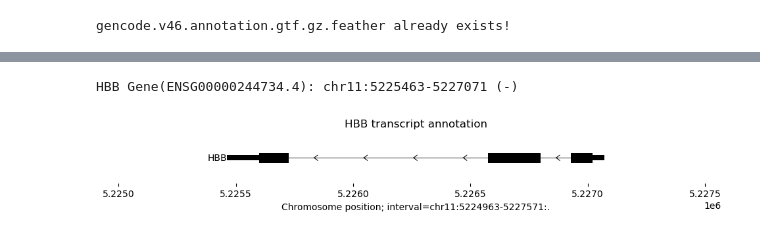
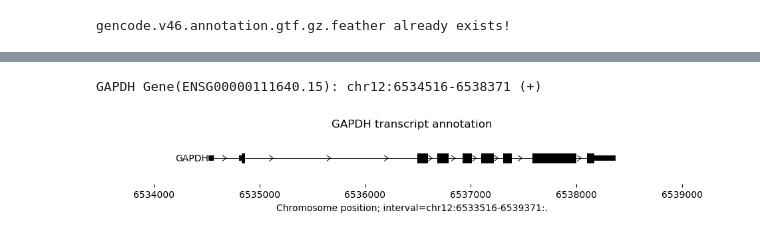
Before and after one commit to leemnj/iterative-dna-reconstruction, a Jupyter notebook: 03_dna-fm-to-alphagenome/gene-annotation-viewer.ipynb, the cells around one changed output, grey strips where cells are left out. Cells and saved outputs as stored; diff of their text form; code cells hidden in the pictures.

```diff
--- a/03_dna-fm-to-alphagenome/gene-annotation-viewer.ipynb
+++ b/03_dna-fm-to-alphagenome/gene-annotation-viewer.ipynb
@@ -80,6 +81,6 @@ Name: 1852629, dtype: object
 # %%
 # gene_gtf = gtf[(gtf['gene_name'] == GENE_NAME) & (gtf['Feature'] == 'gene')].iloc[0]
-
+gene_gtf=gene_gtf.iloc[0]
 
 gene_id = gene_gtf['gene_id']
 chrom = gene_gtf['Chromosome']
@@ -89,34 +90,70 @@ strand = gene_gtf['Strand']
 
 print(f"{GENE_NAME} Gene({gene_id}): {chrom}:{start}-{end} ({strand})")
 # %% [output]
-HBB Gene(ENSG00000244734.4): chr11:5225463-5227071 (-)
+GAPDH Gene(ENSG00000111640.15): chr12:6534516-6538371 (+)
 # %%
+from alphagenome.models import dna_client
+
+
 # gene_interval=gene_annotation.get_gene_interval(gtf, gene_symbol=GENE_NAME)
 gene_interval=genome.Interval(chrom, start, end, strand, name=GENE_NAME)
 # gene_interval.resize_inplace(gene_interval.width+2000)
 gene_interval
 
-vis_interval=genome.Interval(chrom, start-500, end+500)
+vis_interval=genome.Interval(chrom, start-1000, end+1000)
+
+# output=dna_model.predict_interval(
+#     interval=gene_interval.resize(2**20),
+#     requested_outputs={
+#         dna_client.OutputType.RNA_SEQ,
+#         dna_client.OutputType.CAGE,
+#         dna_client.OutputType.PROCAP,
+#     },
+#     ontology_terms=['CL:0002371']
+# )
 # %%
 from alphagenome.visualization import plot_components as pc
 
 gene_interval=gene_annotation.get_gene_interval(gtf, gene_symbol=GENE_NAME)
 longest_transcripts = longest_transcript_extractor.extract(gene_interval)
 interval_annotation=[pc.IntervalAnnotation(
     [
         genome.Interval(chrom, start, start+1, name='start'),
         genome.Interval(chrom, end, end+1, name='end')
     ],
     colors='red',
 )]
 plot=pc.plot(
     [
         pc.TranscriptAnnotation(longest_transcripts),
+        # pc.Tracks(
+        #     tdata=output.cage,
+        #     ylabel_template='CAGE: {biosample_name} ({strand})\n{name}',
+        #     shared_y_scale=True,
+        # ),
+        # pc.Tracks(
+        #     tdata=output.procap,
+        #     ylabel_template='CAGE: {biosample_name} ({strand})\n{name}',
+        # ),
     ],
     interval=vis_interval,
-    annotations=interval_annotation,
+    # annotations=[interval_annotation],
+    # annotations=[pc.IntervalAnnotation([genome.Interval(chrom, start, end+1, name="TSS")], colors='red')],
+
     title=f"{GENE_NAME} transcript annotation",
     fig_width=12
 )
+
+import matplotlib.ticker as mticker
+
+# Choose tick style: 'plain' or 'e6'
+TICK_STYLE = 'plain'
+ax = plot.axes[-1]
+if TICK_STYLE == 'plain':
+    fmt = mticker.ScalarFormatter(useOffset=False)
+    fmt.set_scientific(False)
+    ax.xaxis.set_major_formatter(fmt)
+elif TICK_STYLE == 'e6':
+    ax.xaxis.set_major_formatter(mticker.FuncFormatter(lambda x, _: f"{x/1e6:.3f}e6"))
 # %% [output]
-[figure, old version]
+[figure, new version]
```
Also changed, not shown: parts of 2 cells of this notebook, 6 other files.
